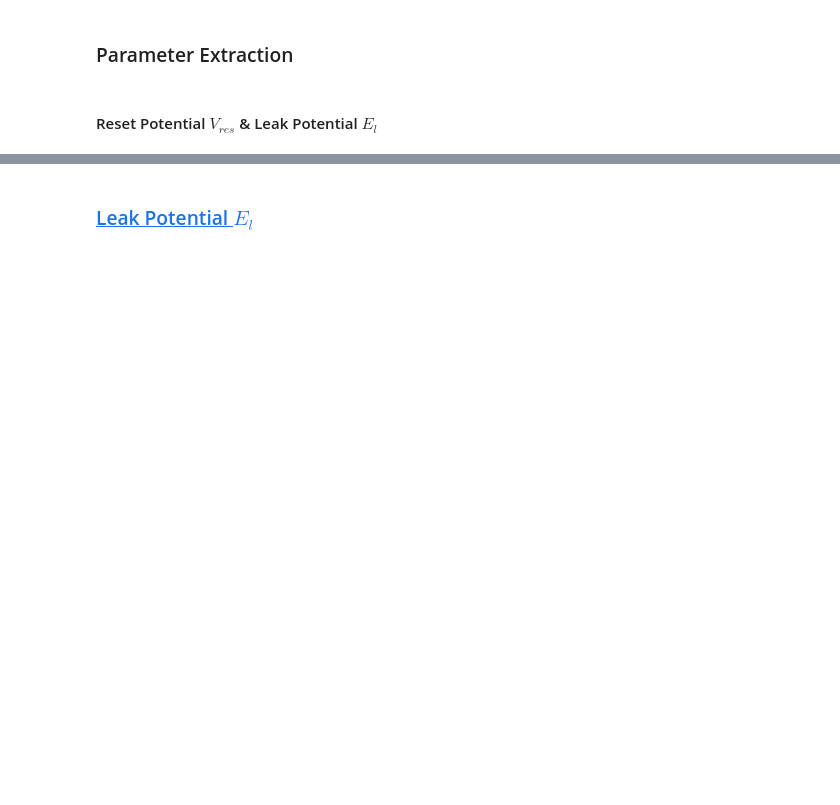
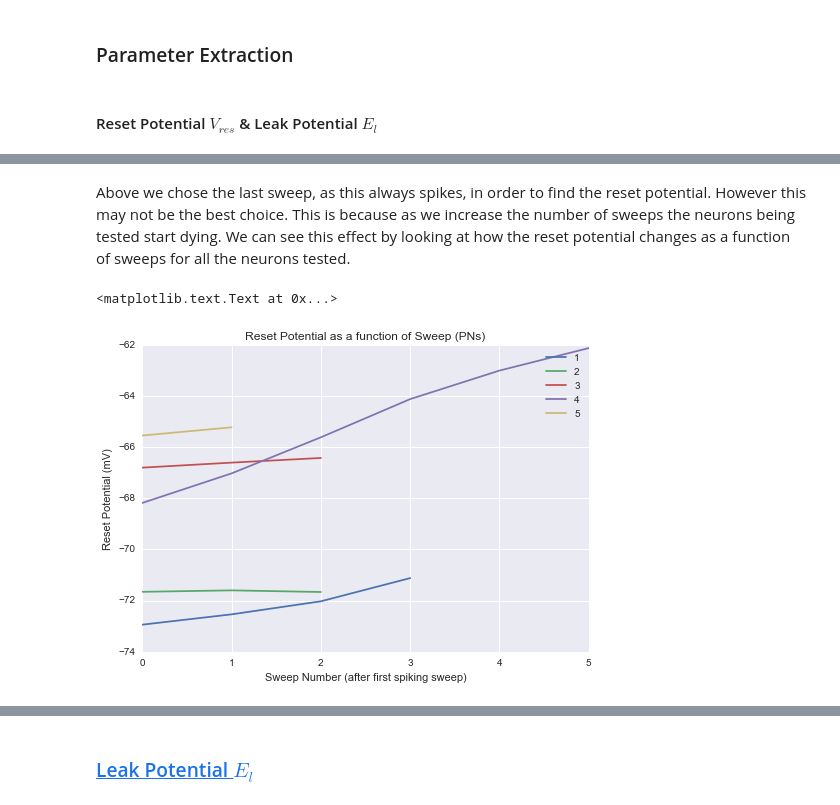
Before and after one commit to RinaldoB/Int_and_Fire, a Jupyter notebook: Integrate_and_Fire.ipynb, the cells around one changed output, grey strips where cells are left out. Drawn from its saved outputs; the diff is of its cells as text; code cells hidden in the pictures; blank space fills up the shorter version.

```diff
--- a/Integrate_and_Fire.ipynb
+++ b/Integrate_and_Fire.ipynb
@@ -242,0 +222,48 @@ print LN_resets #mV
+# %% [markdown]
+Above we chose the last sweep, as this always spikes, in order to find the reset potential. However this may not be the best choice. This is because as we increase the number of sweeps the neurons being tested start dying. We can see this effect by looking at how the reset potential changes as a function of sweeps for all the neurons tested.
+# %%
+# find index where each neuron starts spiking! Have to do this manually by plotting ...
+
+##PNs
+
+PN_spike_idx = [4,2,4,2,3] # list of indices for different neurons for the sweep
+                           # in which they start spiking
+
+
+# can now go throuhgh these and find how the reset potential changes as a function of sweep for
+# all of the neurons
+
+reset_potentials_all_sweeps_1 = []
+reset_potentials_all_sweeps_2 = []
+reset_potentials_all_sweeps_3 = []
+reset_potentials_all_sweeps_4 = []
+reset_potentials_all_sweeps_5 = []
+
+for sweep in PN_data[0][4:]:
+    reset_potentials_all_sweeps_1.append(reset(np.array(sweep))[0])
+
+for sweep in PN_data[1][2:]:
+    reset_potentials_all_sweeps_2.append(reset(np.array(sweep))[0])
+
+for sweep in PN_data[2][4:]:
+    reset_potentials_all_sweeps_3.append(reset(np.array(sweep))[0])
+
+for sweep in PN_data[3][2:]:
+    reset_potentials_all_sweeps_4.append(reset(np.array(sweep))[0])
+
+for sweep in PN_data[4][3:]:
+    reset_potentials_all_sweeps_5.append(reset(np.array(sweep))[0])
+# %%
+figure()
+xlabel('Sweep Number (after first spiking sweep)')
+ylabel('Reset Potential (mV)')
+plot(reset_potentials_all_sweeps_1,label = '1')
+plot(reset_potentials_all_sweeps_2,label = '2')
+plot(reset_potentials_all_sweeps_3,label = '3')
+plot(reset_potentials_all_sweeps_4,label = '4')
+plot(reset_potentials_all_sweeps_5,label = '5')
+legend()
+title('Reset Potential as a function of Sweep (PNs)')
+# %% [output]
+<matplotlib.text.Text at 0x...>
+[figure, added]
```
Also changed, not shown: parts of 87 cells of this notebook, 1 other file.
